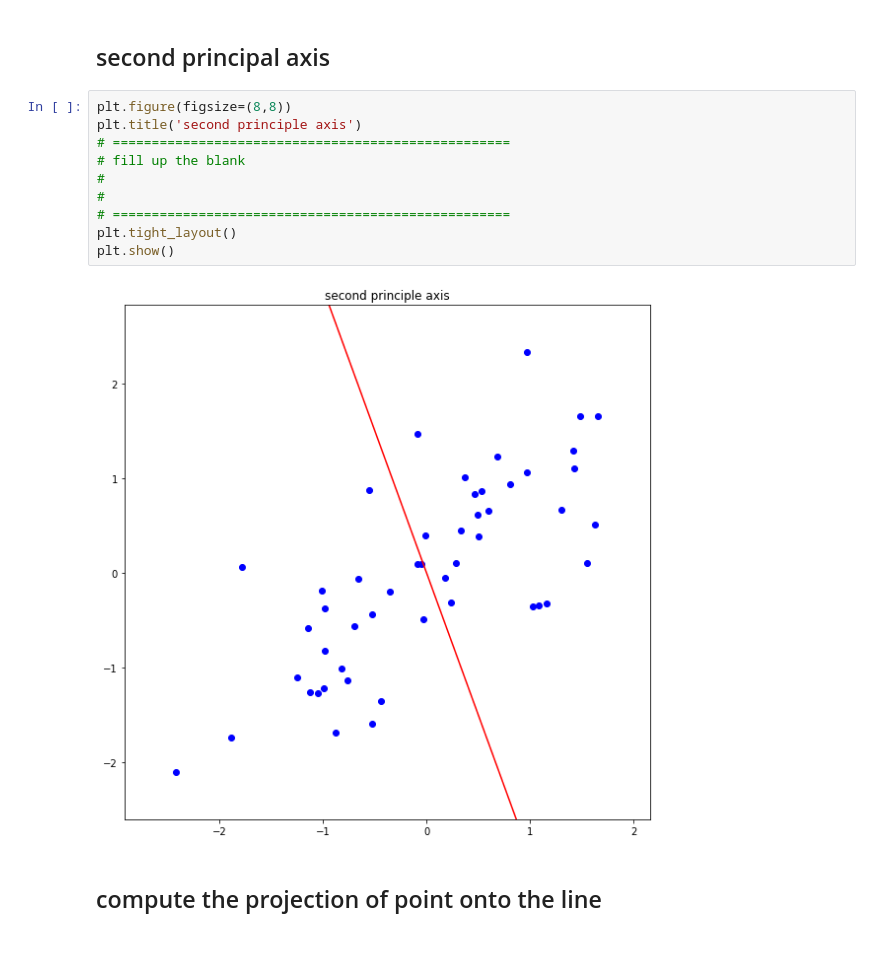
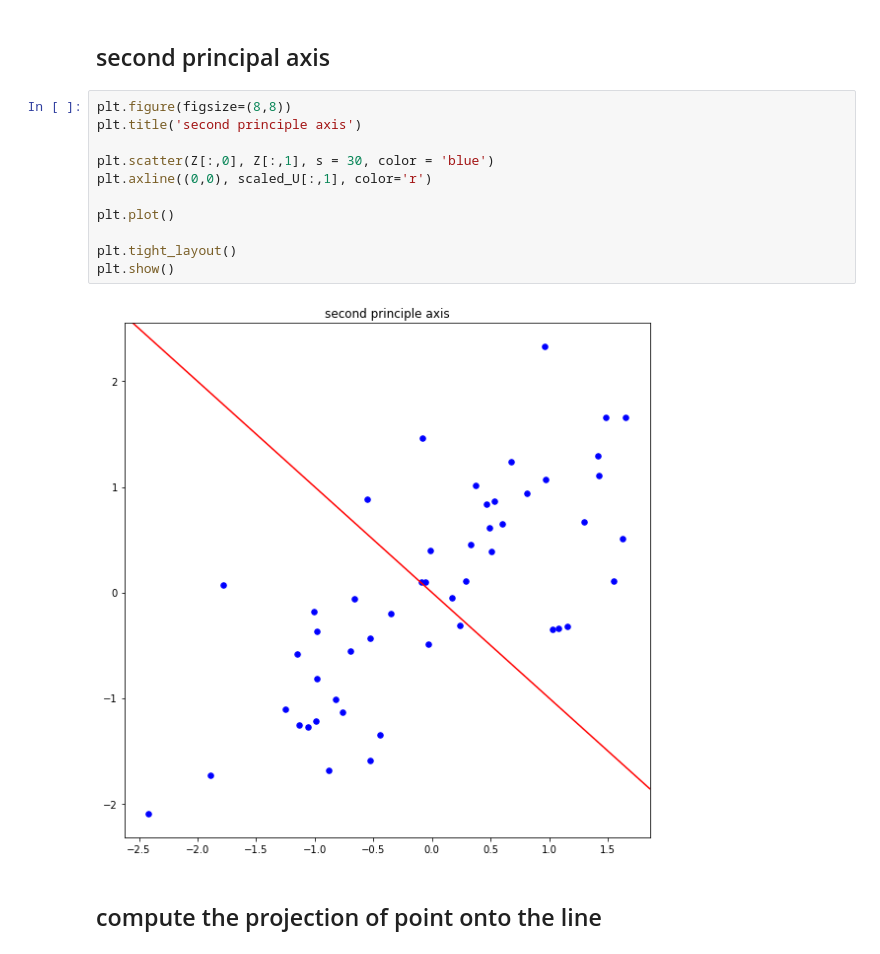
Before and after one commit to NahyukLEE/Machine-Learning-Practice, a Jupyter notebook: 12/assignment_12.ipynb, the cells around one changed output. Drawn from its saved outputs; the diff is of its cells as text.

```diff
--- a/12/assignment_12.ipynb
+++ b/12/assignment_12.ipynb
@@ -145,15 +145,16 @@ plt.show()
 # %%
 plt.figure(figsize=(8,8))
 plt.title('second principle axis')
-# ===================================================
-# fill up the blank
-#
-#
-# ===================================================
+
+plt.scatter(Z[:,0], Z[:,1], s = 30, color = 'blue')
+plt.axline((0,0), scaled_U[:,1], color='r')
+
+plt.plot()
+
 plt.tight_layout()
 plt.show()
 # %% [output]
-[figure, old version]
+[figure, new version]
 # %% [markdown]
 ## compute the projection of point onto the line
 # %%
```
